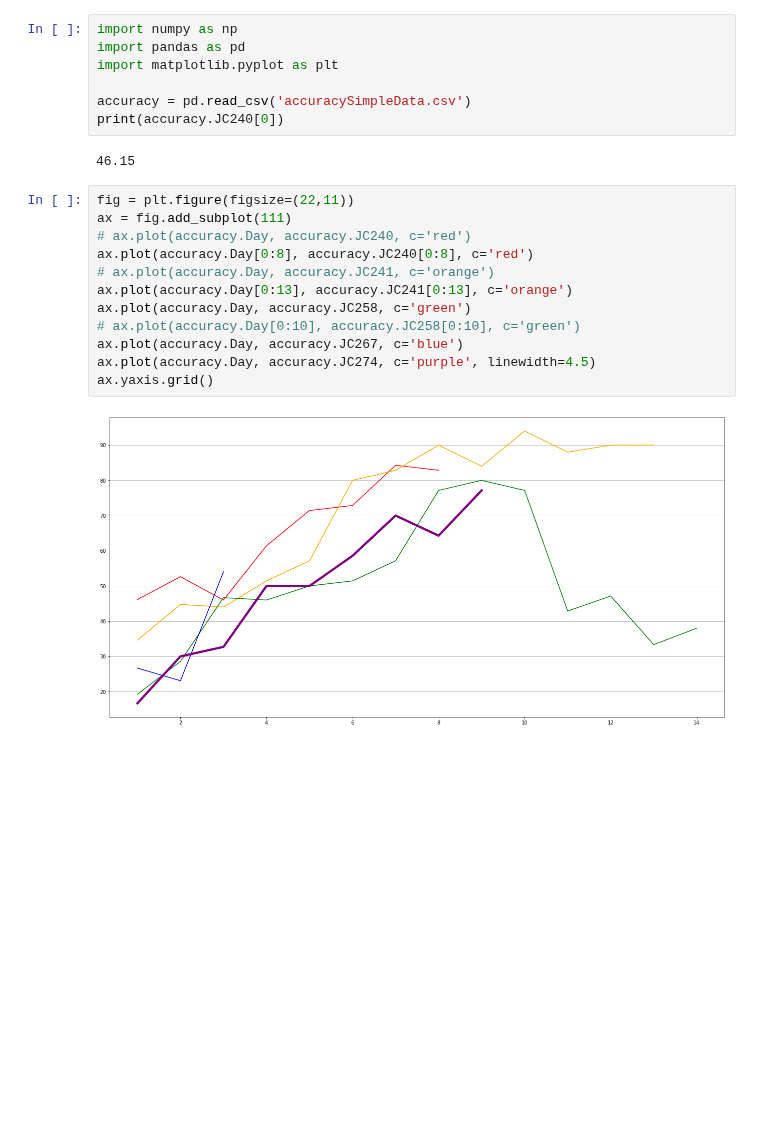
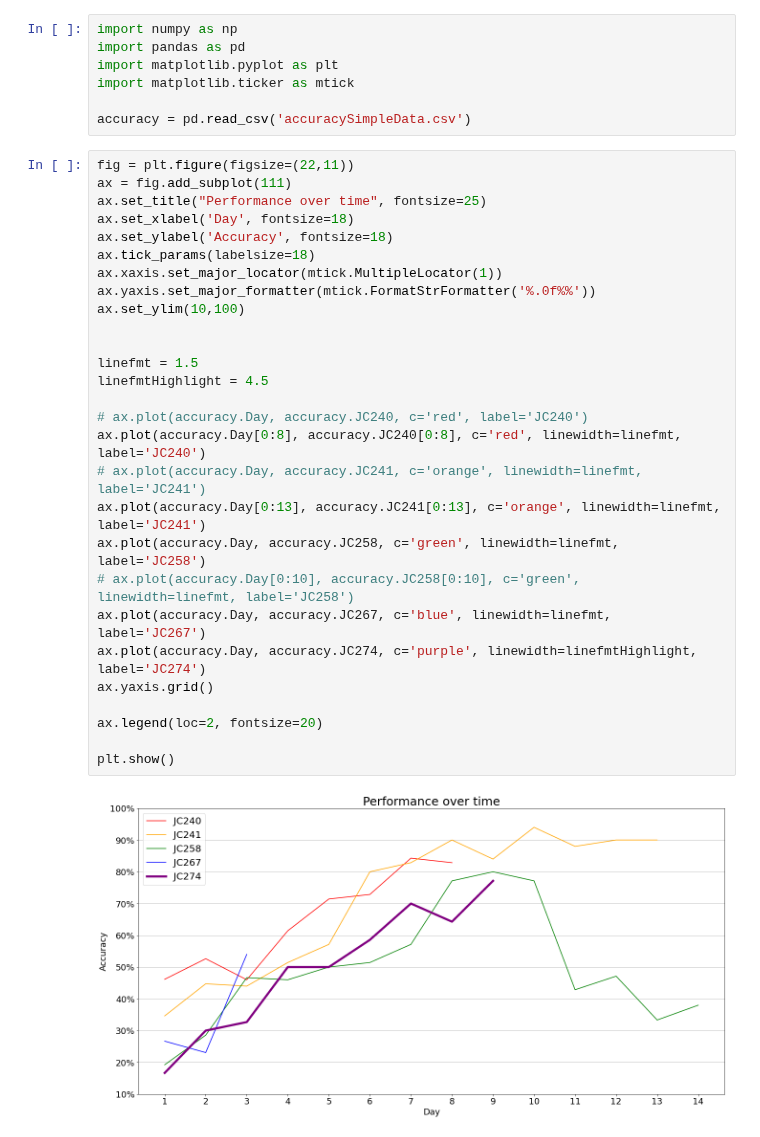
Before and after one commit to shauryagoyall/Andrea-Data, a Jupyter notebook: accuracySimple-v1.ipynb, the cells around one changed output. Drawn from its saved outputs; the diff is of its cells as text; blank space fills up the shorter version.

Commit message:
improved formatting for accuracySimple-v1, added title, axis labels, % in y-axis, legend

```diff
--- a/accuracySimple-v1.ipynb
+++ b/accuracySimple-v1.ipynb
@@ -2,22 +2,36 @@
 import numpy as np
 import pandas as pd
 import matplotlib.pyplot as plt
+import matplotlib.ticker as mtick
 
 accuracy = pd.read_csv('accuracySimpleData.csv')
-print(accuracy.JC240[0])
-# %% [output]
-46.15
 # %%
 fig = plt.figure(figsize=(22,11))
 ax = fig.add_subplot(111)
-# ax.plot(accuracy.Day, accuracy.JC240, c='red')
-ax.plot(accuracy.Day[0:8], accuracy.JC240[0:8], c='red')
-# ax.plot(accuracy.Day, accuracy.JC241, c='orange')
-ax.plot(accuracy.Day[0:13], accuracy.JC241[0:13], c='orange')
-ax.plot(accuracy.Day, accuracy.JC258, c='green')
-# ax.plot(accuracy.Day[0:10], accuracy.JC258[0:10], c='green')
-ax.plot(accuracy.Day, accuracy.JC267, c='blue')
-ax.plot(accuracy.Day, accuracy.JC274, c='purple', linewidth=4.5)
+ax.set_title("Performance over time", fontsize=25)
+ax.set_xlabel('Day', fontsize=18)
+ax.set_ylabel('Accuracy', fontsize=18)
+ax.tick_params(labelsize=18)
+ax.xaxis.set_major_locator(mtick.MultipleLocator(1))
+ax.yaxis.set_major_formatter(mtick.FormatStrFormatter('%.0f%%'))
+ax.set_ylim(10,100)
+
+
+linefmt = 1.5
+linefmtHighlight = 4.5
+
+# ax.plot(accuracy.Day, accuracy.JC240, c='red', label='JC240')
+ax.plot(accuracy.Day[0:8], accuracy.JC240[0:8], c='red', linewidth=linefmt, label='JC240')
+# ax.plot(accuracy.Day, accuracy.JC241, c='orange', linewidth=linefmt, label='JC241')
+ax.plot(accuracy.Day[0:13], accuracy.JC241[0:13], c='orange', linewidth=linefmt, label='JC241')
+ax.plot(accuracy.Day, accuracy.JC258, c='green', linewidth=linefmt, label='JC258')
+# ax.plot(accuracy.Day[0:10], accuracy.JC258[0:10], c='green', linewidth=linefmt, label='JC258')
+ax.plot(accuracy.Day, accuracy.JC267, c='blue', linewidth=linefmt, label='JC267')
+ax.plot(accuracy.Day, accuracy.JC274, c='purple', linewidth=linefmtHighlight, label='JC274')
 ax.yaxis.grid()
+
+ax.legend(loc=2, fontsize=20)
+
+plt.show()
 # %% [output]
-[figure, old version]
+[figure, new version]
```
Also changed, not shown: 3 other files.
